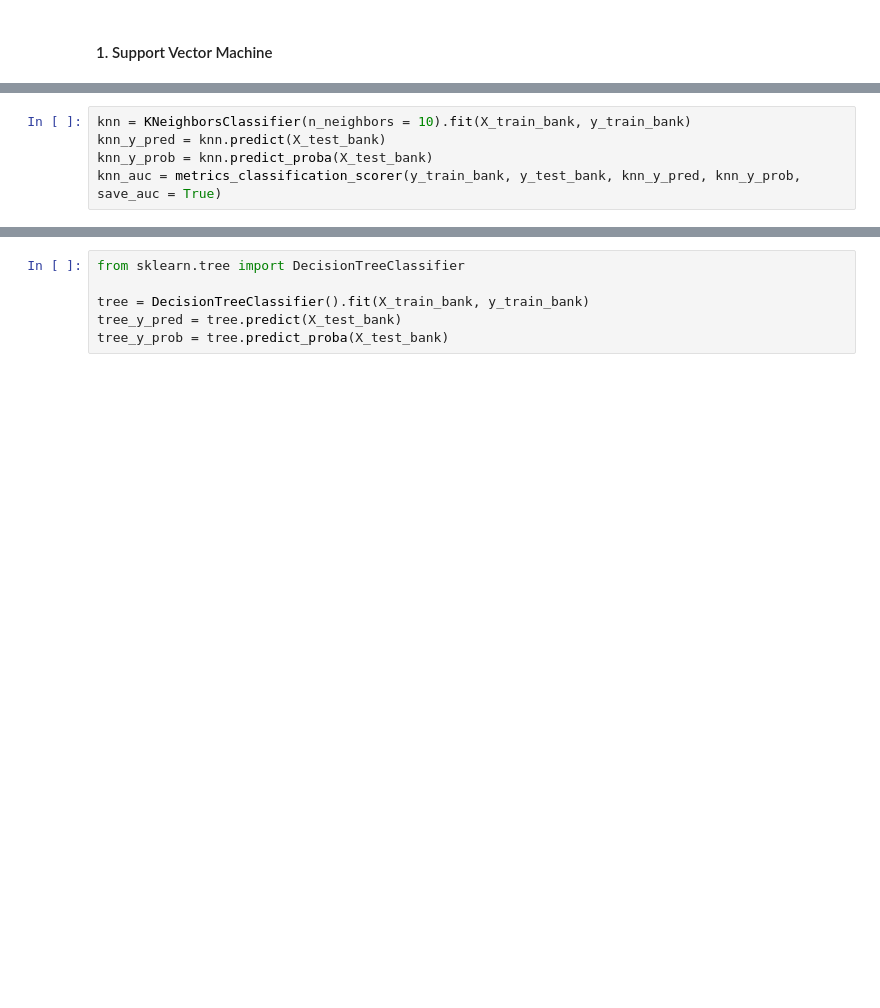
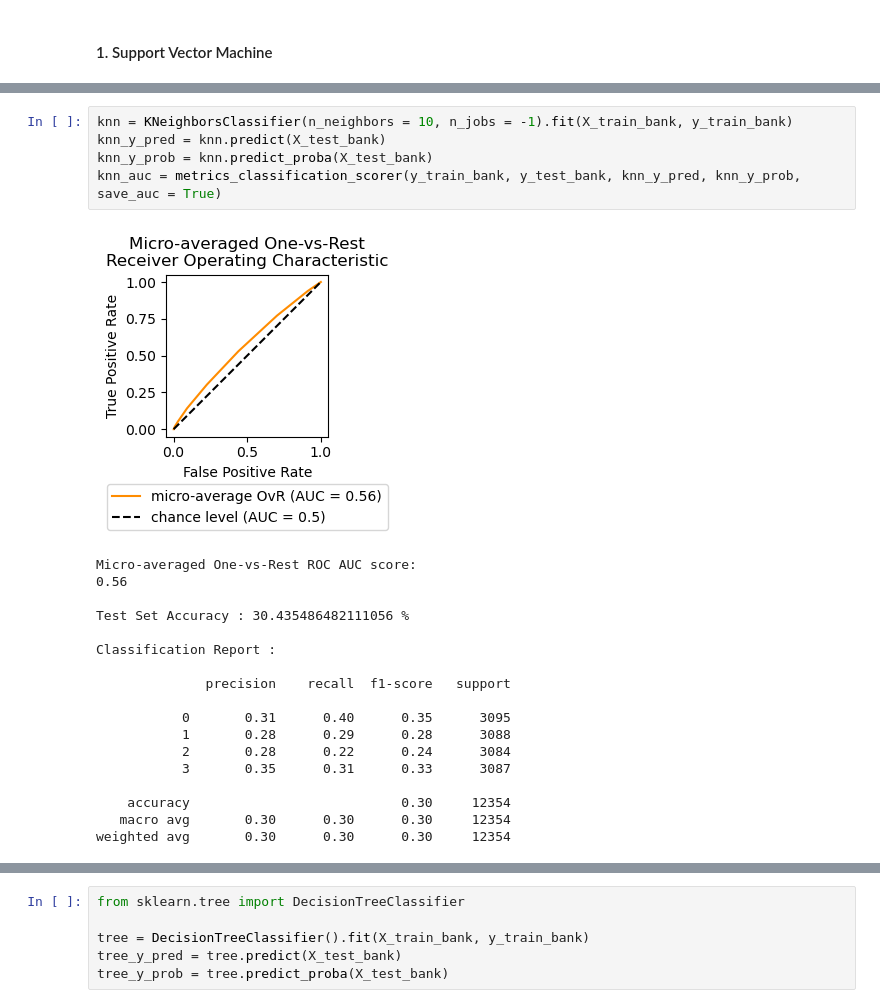
Before and after one commit to COGS118A/Group030-Wi23, a Jupyter notebook: FinalProjectGroup030-Wi23.ipynb, the cells around one changed output, grey strips where cells are left out. Saved outputs shown, nothing was run; the diff lists cells and outputs as text; blank space fills up the shorter version.

```diff
--- a/FinalProjectGroup030-Wi23.ipynb
+++ b/FinalProjectGroup030-Wi23.ipynb
@@ -350,5 +520,24 @@ logit_auc = metrics_classification_scorer(y_train_bank, y_test_bank, logit_y_pre
 # %%
-knn = KNeighborsClassifier(n_neighbors = 10).fit(X_train_bank, y_train_bank)
+knn = KNeighborsClassifier(n_neighbors = 10, n_jobs = -1).fit(X_train_bank, y_train_bank)
 knn_y_pred = knn.predict(X_test_bank)
 knn_y_prob = knn.predict_proba(X_test_bank)
 knn_auc = metrics_classification_scorer(y_train_bank, y_test_bank, knn_y_pred, knn_y_prob, save_auc = True)
+# %% [output]
+[figure, added]
+Micro-averaged One-vs-Rest ROC AUC score:
+0.56
+
+Test Set Accuracy : 30.435486482111056 %
+
+Classification Report :
+
+              precision    recall  f1-score   support
+
+           0       0.31      0.40      0.35      3095
+           1       0.28      0.29      0.28      3088
+           2       0.28      0.22      0.24      3084
+           3       0.35      0.31      0.33      3087
+
+    accuracy                           0.30     12354
+   macro avg       0.30      0.30      0.30     12354
+weighted avg       0.30      0.30      0.30     12354
```
Also changed, not shown: parts of 43 cells of this notebook.
